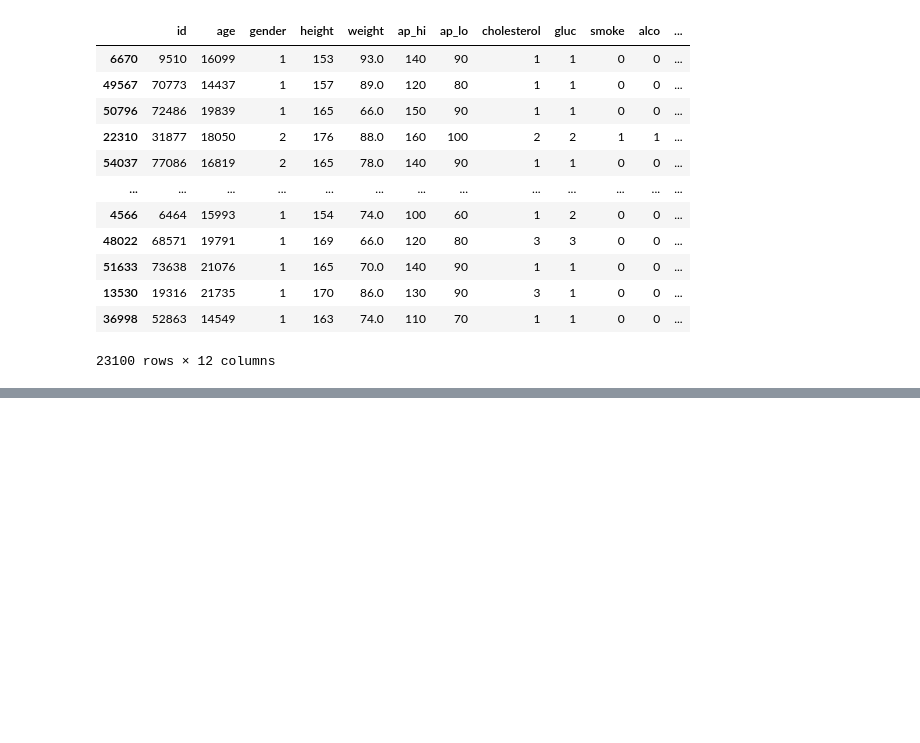
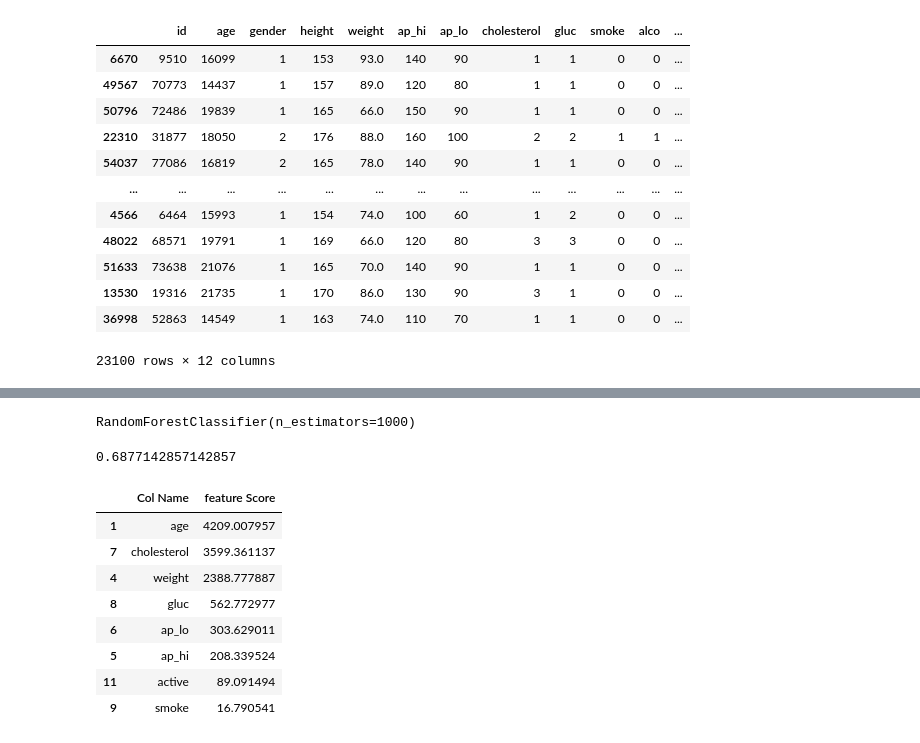
Before and after one commit to RAIHANRABBY/studymart, a Jupyter notebook: cardio.ipynb, the cells around one changed output, grey strips where cells are left out. Saved outputs shown, nothing was run; the diff lists cells and outputs as text; code cells hidden in the pictures; blank space fills up the shorter version.

```diff
--- a/cardio.ipynb
+++ b/cardio.ipynb
@@ -121,0 +144,21 @@ AttributeError: module 'seaborn' has no attribute 'histplot'
+# %%
+ran1.fit(X1train,Y1train)
+# %% [output]
+RandomForestClassifier(n_estimators=1000)
+# %%
+ran1.score(X1test,Y1test)
+# %% [output]
+0.6877142857142857
+# %%
+eightMostFeature=FinalFeatureScores.nlargest(8,'feature Score')
+eightMostFeature
+# %% [output]
+|  | Col Name | feature Score |
+| 1 | age | 4209.007957 |
+| 7 | cholesterol | 3599.361137 |
+| 4 | weight | 2388.777887 |
+| 8 | gluc | 562.772977 |
+| 6 | ap_lo | 303.629011 |
+| 5 | ap_hi | 208.339524 |
+| 11 | active | 89.091494 |
+| 9 | smoke | 16.790541 |
```
Also changed, not shown: parts of 35 cells of this notebook.
